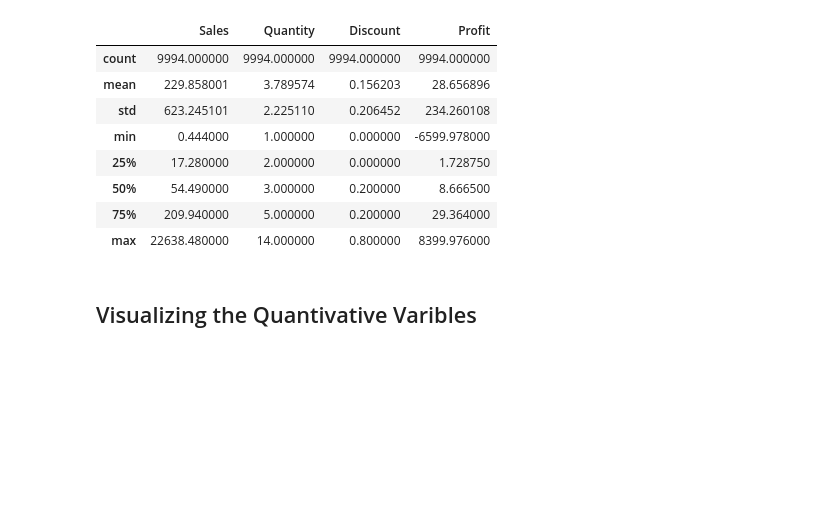
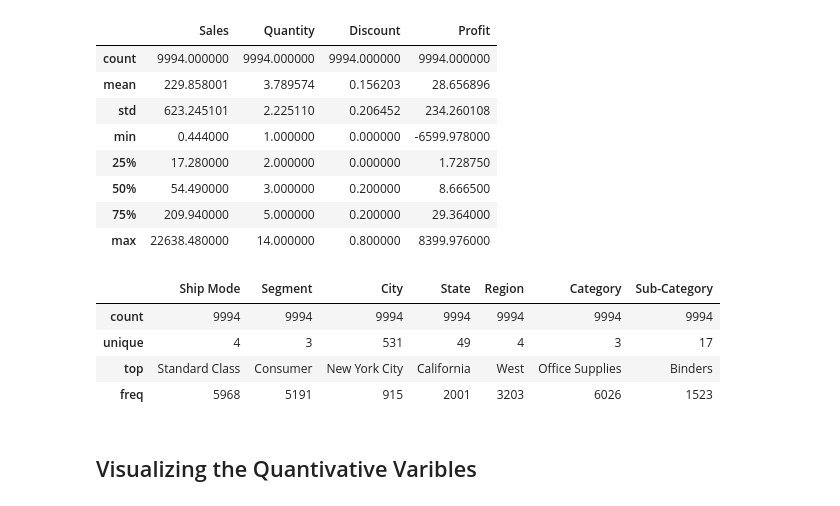
Before and after one commit to Jefest1/sample_store_analysis, a Jupyter notebook: Sample_store.ipynb, the cells around one changed output. Cells and saved outputs as stored; diff of their text form; code cells hidden in the pictures; blank space fills up the shorter version.

```diff
--- a/Sample_store.ipynb
+++ b/Sample_store.ipynb
@@ -148,6 +148,19 @@ store_df.describe()
 | 50% | 54.490000 | 3.000000 | 0.200000 | 8.666500 |
 | 75% | 209.940000 | 5.000000 | 0.200000 | 29.364000 |
 | max | 22638.480000 | 14.000000 | 0.800000 | 8399.976000 |
+# %%
+# Separating Categorical variables from Quantitative variables
+categorical_vars = store_df.select_dtypes(include=['object'])
+categorical_vars.drop(columns = 'Postal Code', axis = 1, inplace = True)
+# %%
+# Statistical analysis of Categorical variables
+categorical_vars.describe()
+# %% [output]
+|  | Ship Mode | Segment | City | State | Region | Category | Sub-Category |
+| count | 9994 | 9994 | 9994 | 9994 | 9994 | 9994 | 9994 |
+| unique | 4 | 3 | 531 | 49 | 4 | 3 | 17 |
+| top | Standard Class | Consumer | New York City | California | West | Office Supplies | Binders |
+| freq | 5968 | 5191 | 915 | 2001 | 3203 | 6026 | 1523 |
 # %% [markdown]
 ## Visualizing the Quantivative Varibles
 # %%
```
Also changed, not shown: parts of 2 cells of this notebook.
